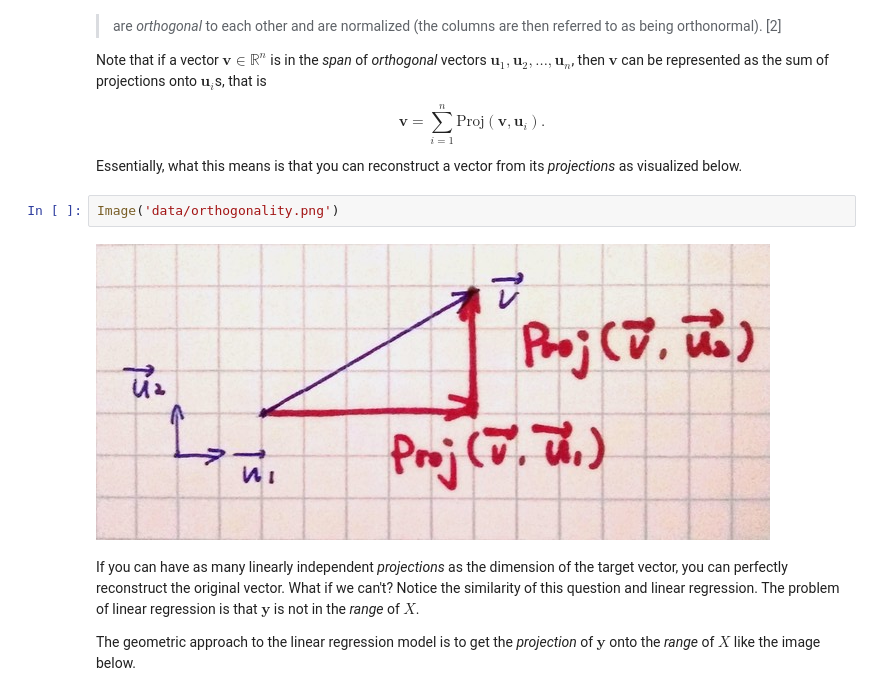
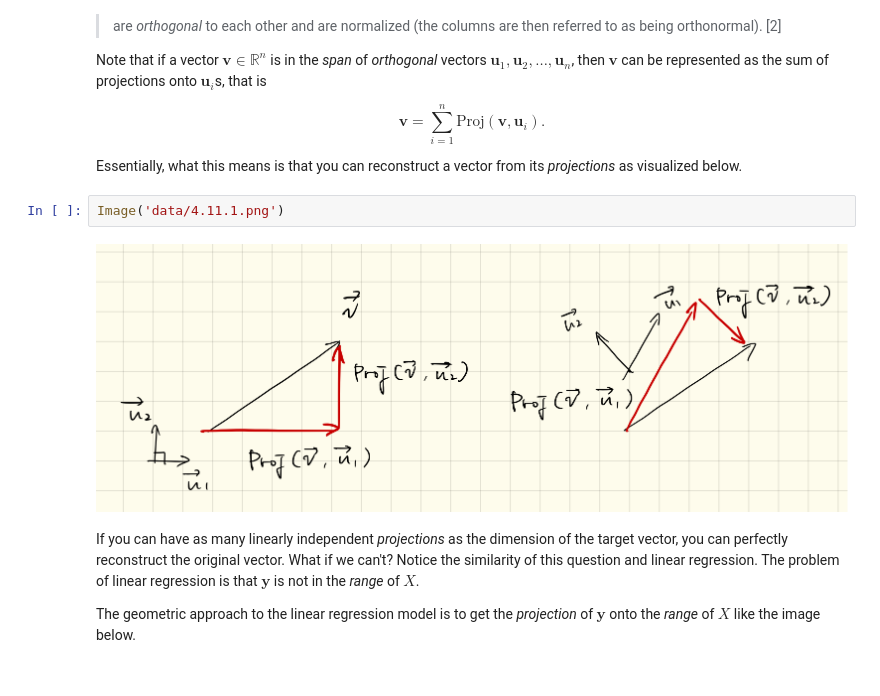
Before and after one commit to kouariga/math-for-ml, a Jupyter notebook: linear_algebra.ipynb, the cells around one changed output. Saved outputs shown, nothing was run; the diff lists cells and outputs as text.

```diff
--- a/linear_algebra.ipynb
+++ b/linear_algebra.ipynb
@@ -785,9 +785,9 @@ $$\boldsymbol{v}=\sum_{i=1}^{n}\text{Proj}(\boldsymbol{v},\boldsymbol{u}_i).$$
 
 Essentially, what this means is that you can reconstruct a vector from its *projections* as visualized below.
 # %%
-Image('data/orthogonality.png')
+Image('data/4.11.1.png')
 # %% [output]
-[figure, old version]
+[figure, new version]
 # %% [markdown]
 If you can have as many linearly independent *projections* as the dimension of the target vector, you can perfectly reconstruct the original vector. What if we can't? Notice the similarity of this question and linear regression. The problem of linear regression is that $\boldsymbol{y}$ is not in the *range* of $X$.
 
```
Also changed, not shown: parts of 11 cells of this notebook, 10 other files.
